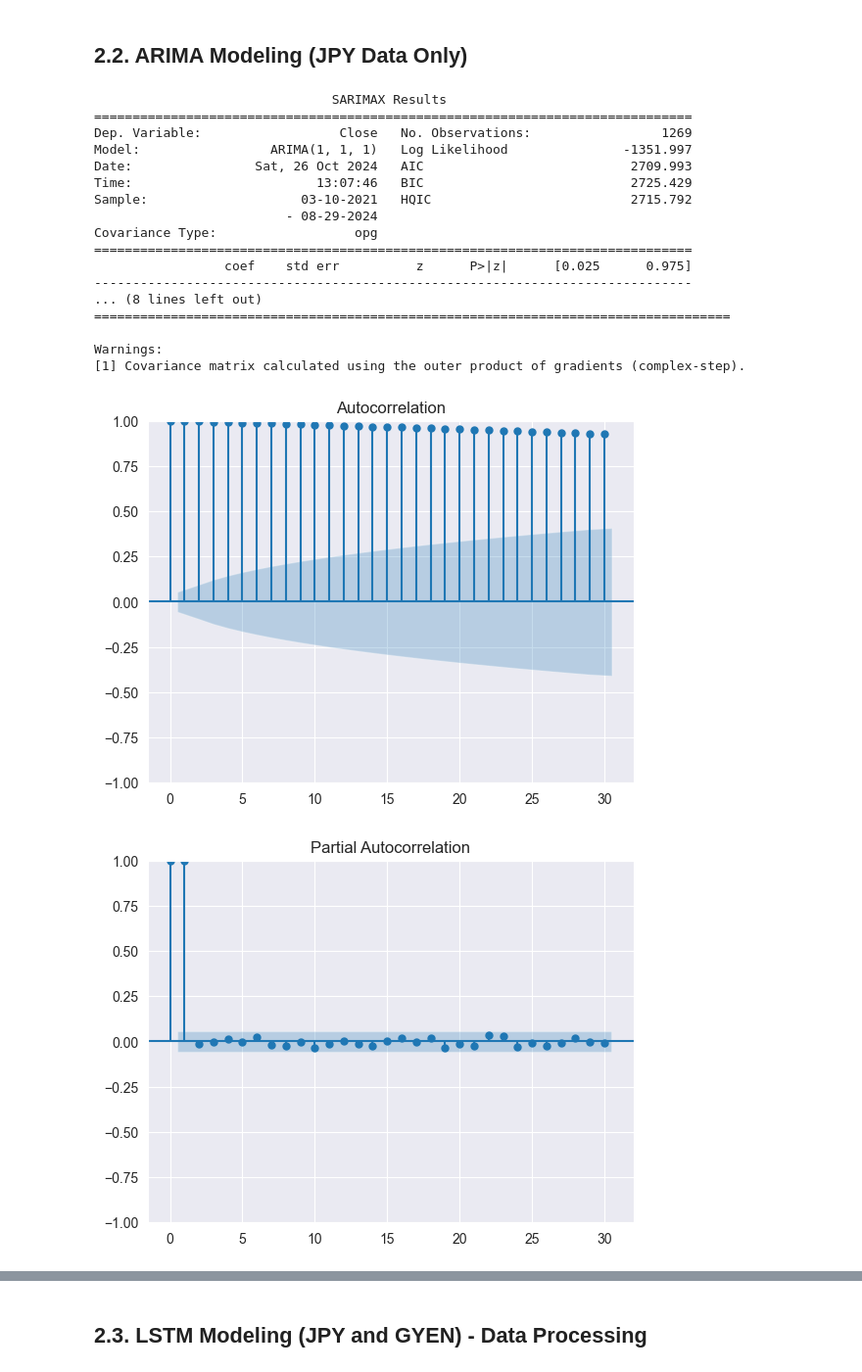
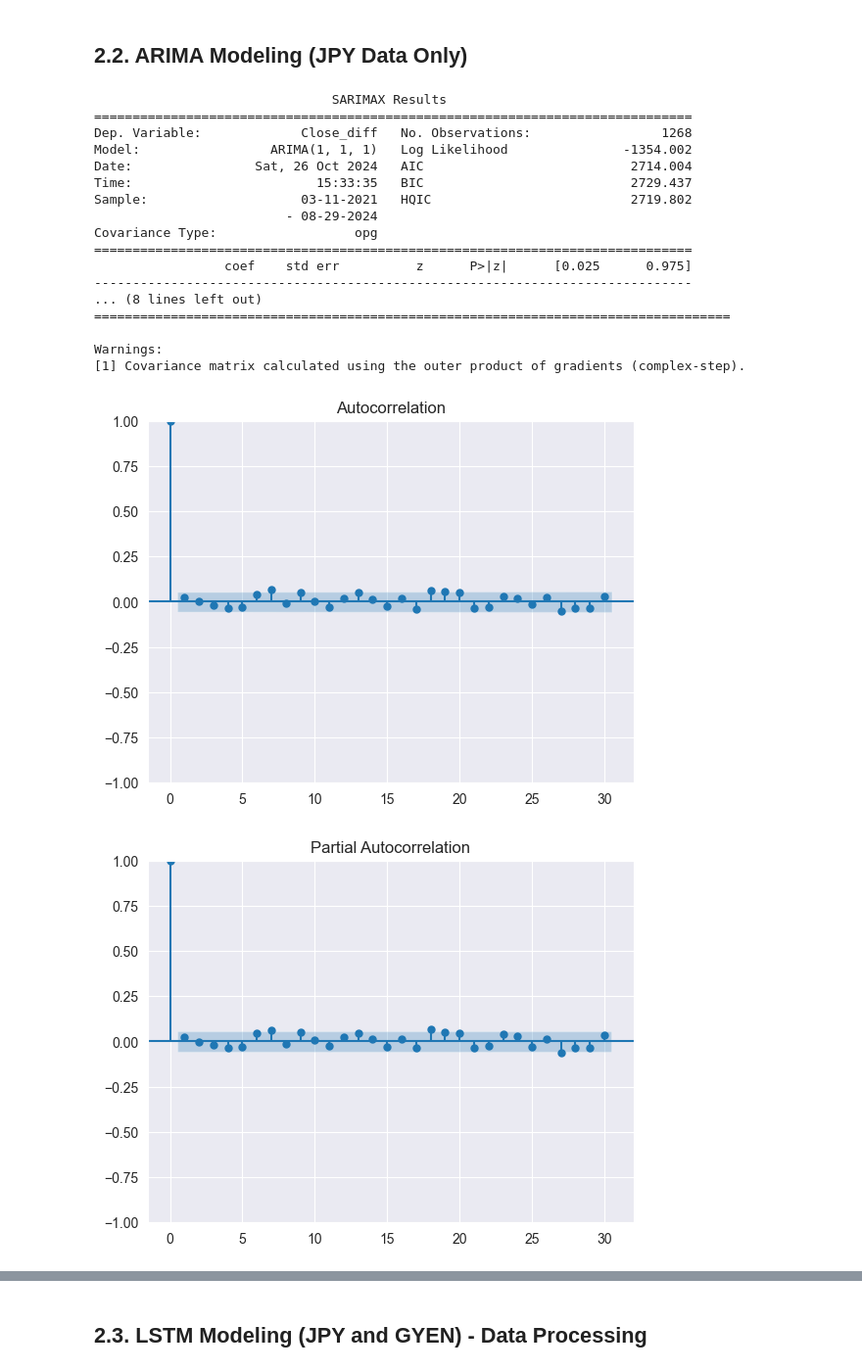
Before and after one commit to joodevs/algo-trader, a Jupyter notebook: gyen-yen-analysis.ipynb, the cells around one changed output, grey strips where cells are left out. Shown at 98% size. Saved outputs shown, nothing was run; the diff lists cells and outputs as text; code cells hidden in the pictures.

```diff
--- a/gyen-yen-analysis.ipynb
+++ b/gyen-yen-analysis.ipynb
@@ -95,8 +95,8 @@ plt.legend()
 plt.show()
 
 # Initialize the scaler
-scaler_jpy = MinMaxScaler()
-scaler_gyen = MinMaxScaler()
+scaler_jpy = MinMaxScaler(feature_range=(1, 100))
+scaler_gyen = MinMaxScaler(feature_range=(1, 100))
 
 # Apply Min-Max Scaling
 jpy_usd['Close_scaled'] = scaler_jpy.fit_transform(jpy_usd[['Close']])
@@ -311,32 +355,32 @@ Your PACF plot shows similar behavior: the partial autocorrelations are mostly w
 ## 2.2. ARIMA Modeling (JPY Data Only)
 # %%
 # Plot ACF and PACF
-plot_acf(jpy_usd['Close'].dropna(), lags=30)
-plot_pacf(jpy_usd['Close'].dropna(), lags=30)
+plot_acf(jpy_usd['Close_diff'].dropna(), lags=30)
+plot_pacf(jpy_usd['Close_diff'].dropna(), lags=30)
 
 # Fit ARIMA model
-arima_model = ARIMA(jpy_usd['Close'].dropna(), order=(1, 1, 1))
-arima_fit = arima_model.fit()
+arima_model_jpy = ARIMA(jpy_usd['Close_diff'].dropna(), order=(1, 1, 1))
+arima_fit_jpy = arima_model_jpy.fit()
 
 # Summary of the ARIMA model
-print(arima_fit.summary())
+print(arima_fit_jpy.summary())
 # %% [output]
                                SARIMAX Results
 ==============================================================================
-Dep. Variable:                  Close   No. Observations:                 1269
-Model:                 ARIMA(1, 1, 1)   Log Likelihood               -1351.997
-Date:                Sat, 26 Oct 2024   AIC                           2709.993
-Time:                        13:07:46   BIC                           2725.429
-Sample:                    03-10-2021   HQIC                          2715.792
+Dep. Variable:             Close_diff   No. Observations:                 1268
+Model:                 ARIMA(1, 1, 1)   Log Likelihood               -1354.002
+Date:                Sat, 26 Oct 2024   AIC                           2714.004
+Time:                        15:33:35   BIC                           2729.437
+Sample:                    03-11-2021   HQIC                          2719.802
                          - 08-29-2024
 Covariance Type:                  opg
 ==============================================================================
                  coef    std err          z      P>|z|      [0.025      0.975]
 ------------------------------------------------------------------------------
 ... (8 lines left out)
 ===================================================================================
 
 Warnings:
 [1] Covariance matrix calculated using the outer product of gradients (complex-step).
-[figure, old version]
+[figure, new version]
-[figure, old version]
+[figure, new version]
```
Also changed, not shown: parts of 13 cells of this notebook.
